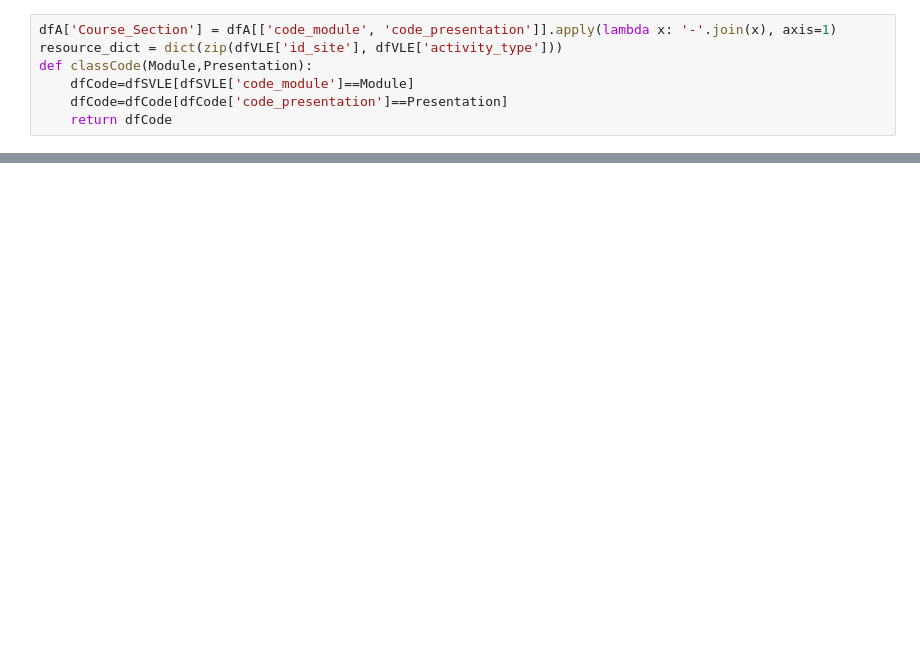
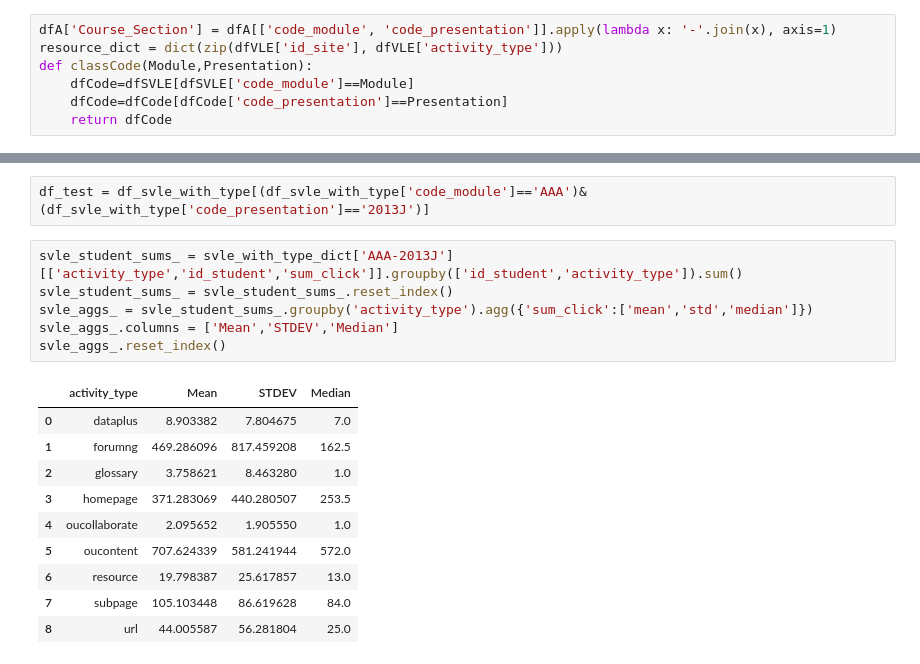
Before and after one commit to sustrev/SIADS697, a Jupyter notebook: Interface3.ipynb, the cells around one changed output, grey strips where cells are left out. Cells and saved outputs as stored; diff of their text form; blank space fills up the shorter version.

```diff
--- a/Interface3.ipynb
+++ b/Interface3.ipynb
@@ -383,0 +738,19 @@ Dash app running on http://127.0.0.1:8301/
+# %%
+df_test = df_svle_with_type[(df_svle_with_type['code_module']=='AAA')&(df_svle_with_type['code_presentation']=='2013J')]
+# %%
+svle_student_sums_ = svle_with_type_dict['AAA-2013J'][['activity_type','id_student','sum_click']].groupby(['id_student','activity_type']).sum()
+svle_student_sums_ = svle_student_sums_.reset_index()
+svle_aggs_ = svle_student_sums_.groupby('activity_type').agg({'sum_click':['mean','std','median']})
+svle_aggs_.columns = ['Mean','STDEV','Median']
+svle_aggs_.reset_index()
+# %% [output]
+|  | activity_type | Mean | STDEV | Median |
+| 0 | dataplus | 8.903382 | 7.804675 | 7.0 |
+| 1 | forumng | 469.286096 | 817.459208 | 162.5 |
+| 2 | glossary | 3.758621 | 8.463280 | 1.0 |
+| 3 | homepage | 371.283069 | 440.280507 | 253.5 |
+| 4 | oucollaborate | 2.095652 | 1.905550 | 1.0 |
+| 5 | oucontent | 707.624339 | 581.241944 | 572.0 |
+| 6 | resource | 19.798387 | 25.617857 | 13.0 |
+| 7 | subpage | 105.103448 | 86.619628 | 84.0 |
+| 8 | url | 44.005587 | 56.281804 | 25.0 |
```
Also changed, not shown: parts of 5 cells of this notebook.
